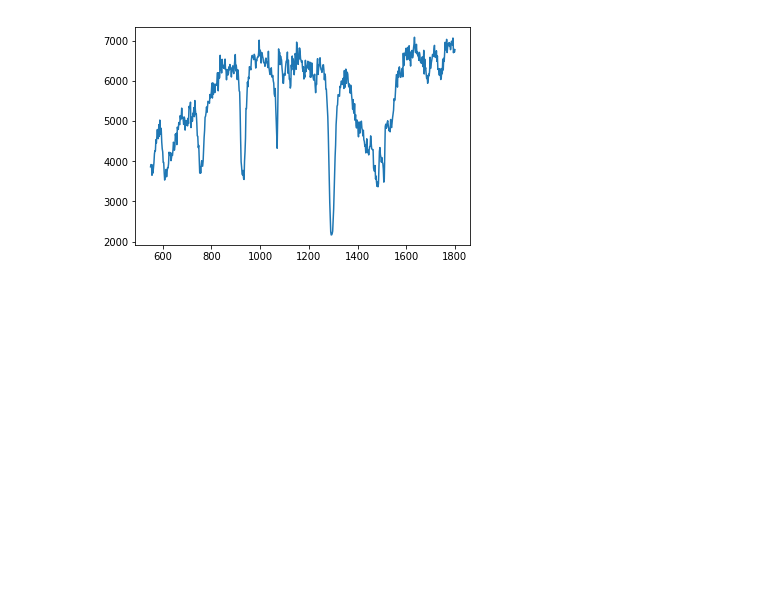
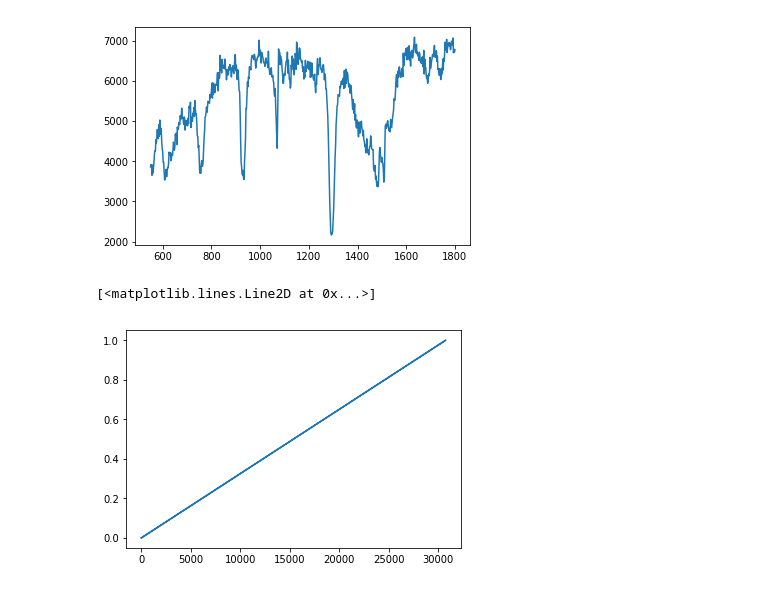
Before and after one commit to aravindhnivas/FELion-Spectrum-Analyser, a Jupyter notebook: testing/baseline.ipynb, the cells around one changed output. Drawn from its saved outputs; the diff is of its cells as text; code cells hidden in the pictures; blank space fills up the shorter version.

```diff
--- a/testing/baseline.ipynb
+++ b/testing/baseline.ipynb
@@ -60,0 +57,11 @@ plt.semilogy(mass[:,0], mass[:,1])
+# %%
+filename = './_datas/massScan.mass'
+
+data = np.genfromtxt(filename)
+x, y = data[:,0], data[:,1]
+normy = (y-min(y))/(max(y)-min(y))
+
+plt.plot(y, normy)
+# %% [output]
+[<matplotlib.lines.Line2D at 0x...>]
+[figure, added]
```
Also changed, not shown: parts of 1 cell of this notebook.
